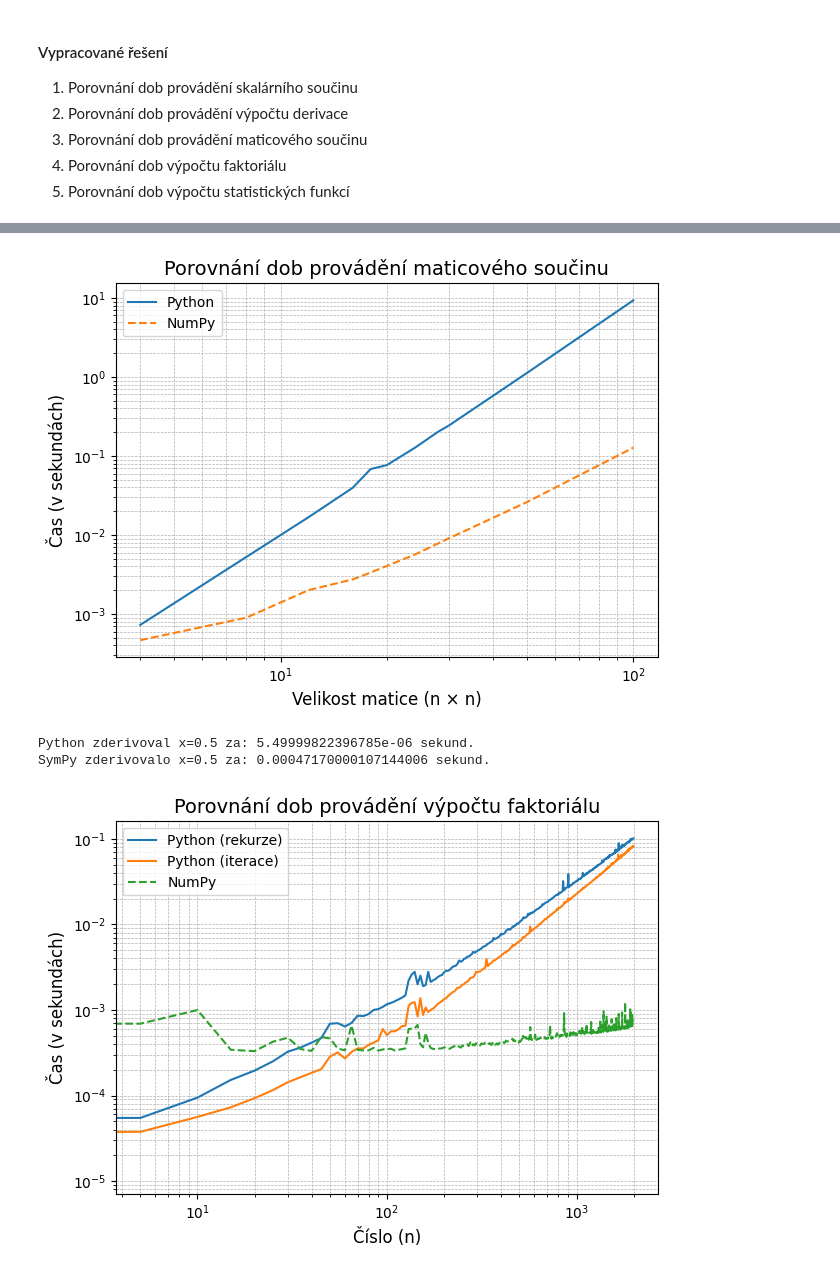
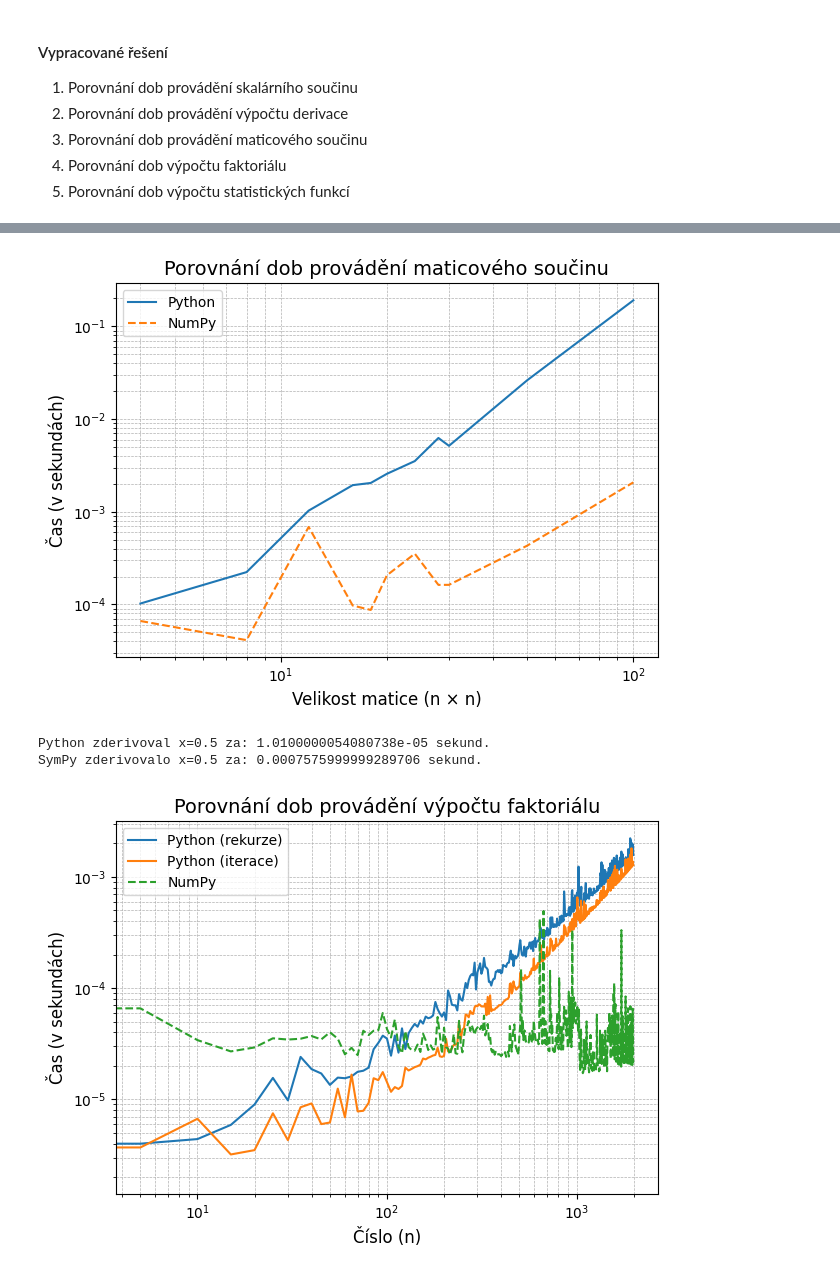
Before and after one commit to ondrejsvorc/UJEP, a Jupyter notebook: MSW/zapocet/1/1.ipynb, the cells around one changed output, grey strips where cells are left out. Drawn from its saved outputs; the diff is of its cells as text; code cells hidden in the pictures.

Commit message:
Change repeat time to 1 to get precise results for only single run (first task MSW)

```diff
--- a/MSW/zapocet/1/1.ipynb
+++ b/MSW/zapocet/1/1.ipynb
@@ -28,7 +28,7 @@ def scalar_product_numpy(a, b):
     return np.dot(a, b)
 
 
-repeat = 100
+repeat = 1
 x_values = [10, 100, 1_000, 10_000, 100_000, 1_000_000, 10_000_000]
 
 times = []
@@ -68,5 +68,5 @@ plt.show()
 # %%
-def derivation(A: list[list[Any]], B: list[list[Any]]):
+def matrix_multiply(A: list[list[Any]], B: list[list[Any]]):
     result = []
 
     rows_A = len(A)
@@ -89,7 +89,7 @@ def matrix_multiply_numpy(A: list[list[Any]], B: list[list[Any]]):
     return np.matmul(A, B)
 
 
-repeat = 100
+repeat = 1
 x_values = [4, 8, 12, 16, 18, 20, 24, 28, 30, 50, 100]
 
 times = []
@@ -99,7 +99,7 @@ for x in x_values:
     A = [[i * x + j for j in range(x)] for i in range(x)]
     B = [[i * x + j for j in range(x)] for i in range(x)]
 
-    time = timeit(lambda: derivation(A, B), number=repeat)
+    time = timeit(lambda: matrix_multiply(A, B), number=repeat)
     times.append(time)
 
     time = timeit(
@@ -124,7 +124,7 @@ plt.yticks(fontsize=10)
 plt.tight_layout()
 plt.show()
 # %% [output]
-[figure, old version]
+[figure, new version]
 # %%
 def derivation(x: float, h: float) -> float:
     # https://www.cuemath.com/calculus/f-x-plus-h-minus-f-x-h/
@@ -149,11 +149,11 @@ time_sympy = timeit(lambda: derivation_sympy(x), number=repeat)
 print(f"Python zderivoval x={x} za: {time} sekund.")
 print(f"SymPy zderivovalo x={x} za: {time_sympy} sekund.")
 # %% [output]
-Python zderivoval x=0.5 za: 5.49999822396785e-06 sekund.
-SymPy zderivovalo x=0.5 za: 0.00047170000107144006 sekund.
+Python zderivoval x=0.5 za: 1.0100000054080738e-05 sekund.
+SymPy zderivovalo x=0.5 za: 0.0007575999999289706 sekund.
 # %%
-def factorial(n: int):
-    return 1 if (n < 1) else n * factorial(n - 1)
+def factorial_recursive(n: int):
+    return 1 if (n < 1) else n * factorial_recursive(n - 1)
 
 
 def factorial_iterative(n: int):
@@ -167,42 +167,42 @@ def factorial_numpy(n: int):
     return np.prod(np.arange(1, n + 1))
 
 
-repeat = 100
+repeat = 1
 numbers = list(range(0, 2000, 5))
 
 times_recursion = []
 times_iterative = []
 times_numpy = []
 
 for number in numbers:
-    time = timeit(lambda: factorial(number), number=repeat)
+    time = timeit(lambda: factorial_recursive(number), number=repeat)
     times_recursion.append(time)
 
     time = timeit(lambda: factorial_iterative(number), number=repeat)
     times_iterative.append(time)
 
     time = timeit(lambda: factorial_numpy(number), number=repeat)
     times_numpy.append(time)
 
 plt.plot(numbers, times_recursion, label="Python (rekurze)", linestyle="-")
 plt.plot(numbers, times_iterative, label="Python (iterace)", linestyle="-")
 plt.plot(numbers, times_numpy, label="NumPy", linestyle="--")
 
 plt.title("Porovnání dob provádění výpočtu faktoriálu", fontsize=14)
 plt.legend(fontsize=10)
 plt.grid(True, which="both", linestyle="--", linewidth=0.5)
 
 plt.xlabel("Číslo (n)", fontsize=12)
 plt.ylabel("Čas (v sekundách)", fontsize=12)
 plt.xscale("log")
 plt.yscale("log")
 plt.xticks(fontsize=10)
 plt.yticks(fontsize=10)
 
 plt.tight_layout()
 plt.show()
 # %% [output]
-[figure, old version]
+[figure, new version]
 # %%
 def mean_standard(values):
     return sum(values) / len(values)
```
Also changed, not shown: parts of 7 cells of this notebook.
